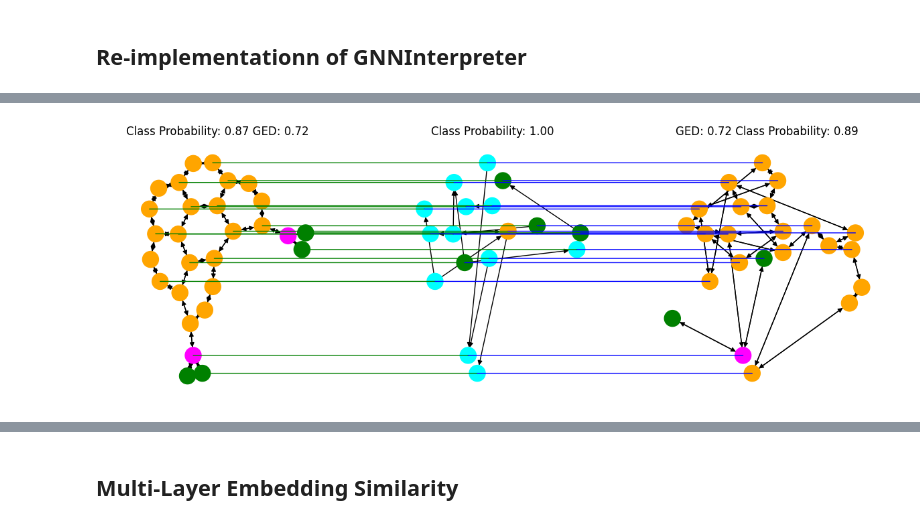
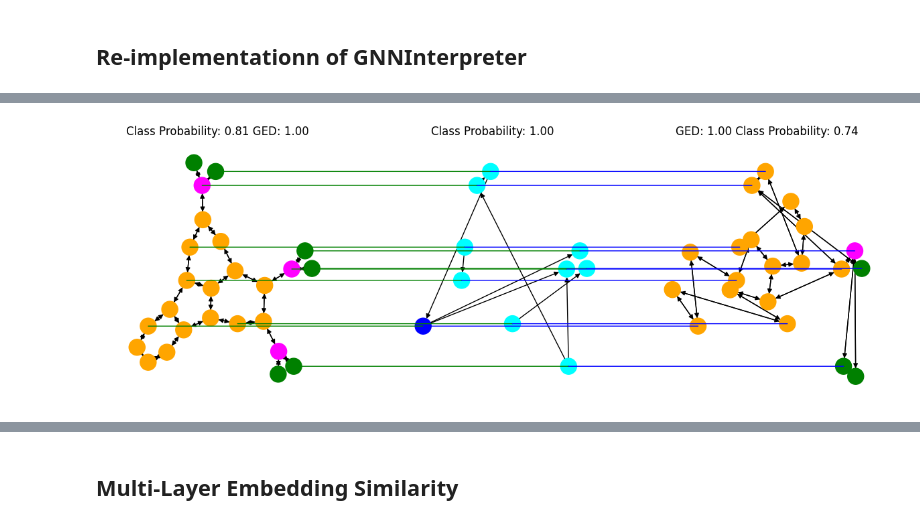
Before and after one commit to Tiny-Quant/GNN-EGG, a Jupyter notebook: results/MUTAG/EGG_MUTAG.ipynb, the cells around one changed output, grey strips where cells are left out. Saved outputs shown, nothing was run; the diff lists cells and outputs as text; code cells hidden in the pictures.

```diff
--- a/results/MUTAG/EGG_MUTAG.ipynb
+++ b/results/MUTAG/EGG_MUTAG.ipynb
@@ -734,15 +730,15 @@ Trained % GED to 0
 # %%
 vis_con_graph(
     gen_gnnInt_1,
     explainee_raw,
     dis_node_feats = 7,
     dis_edge_feats = 4,
-    obs_ex1=test_data_list_1[2].clone(),
-    obs_ex2=test_data_list_1[3].clone(),
+    obs_ex1=test_data_list_1[1].clone(),
+    obs_ex2=test_data_list_1[5].clone(),
     target=1
 )
 # %% [output]
-[figure, old version]
+[figure, new version]
 # %%
 gen_gnnInt_0 = train_egg(
     dis_node_feats=7,
```
Also changed, not shown: parts of 40 cells of this notebook, 2 other files.
